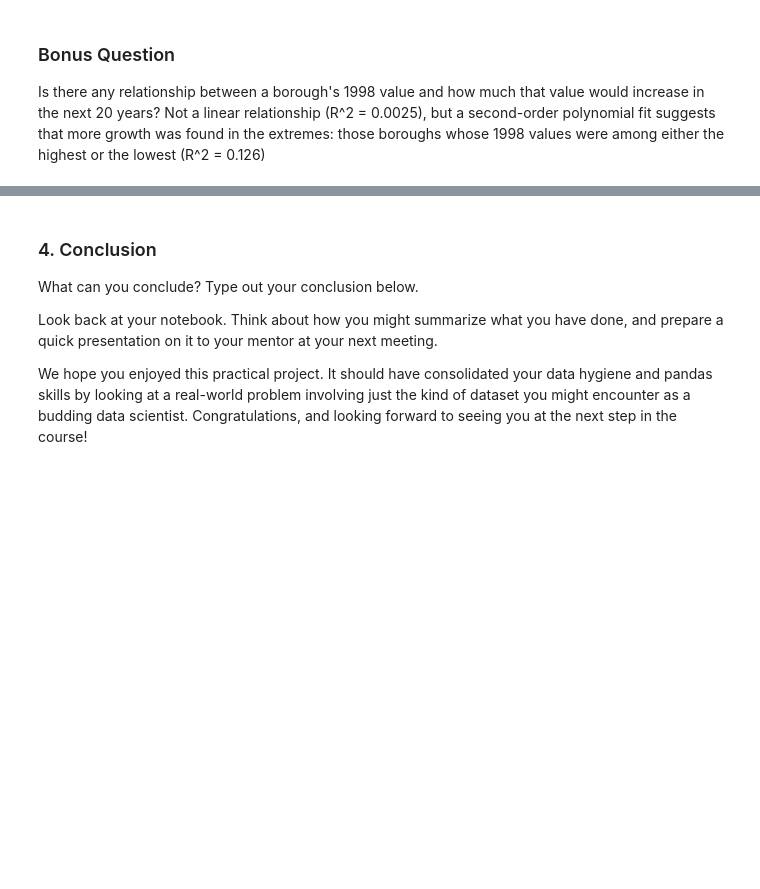
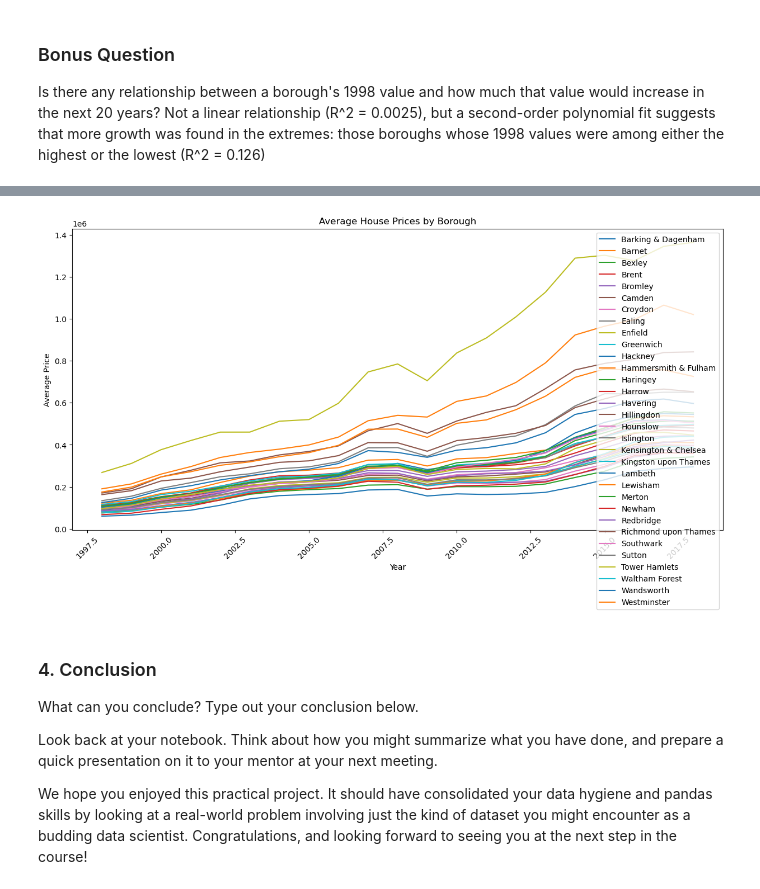
Before and after one commit to cdskc/london_housing, a Jupyter notebook: london_housing_t3.ipynb, the cells around one changed output, grey strips where cells are left out. Saved outputs shown, nothing was run; the diff lists cells and outputs as text; code cells hidden in the pictures; blank space fills up the shorter version.

```diff
--- a/london_housing_t3.ipynb
+++ b/london_housing_t3.ipynb
@@ -272,0 +358,12 @@ r_squared
+# %%
+data = {}
+
+# Iterate through each borough
+for borough_name in boroughs:
+    # Initialize a nested dictionary for each borough
+    data[borough_name] = {}
+
+    # Iterate through each year from 1998 to 2018 inclusive
+    for year in range(1998, 2019):
+        # Call the avg_price function on the result of borough_year function
+        data[borough_name][year] = avg_price(borough_year(borough_name, year))
@@ -273,3 +390,31 @@ r_squared
+# %%
+plt.figure(figsize=(15, 7))  # Set the figure size (in inches)
+
+# Loop over the dictionary to create a line for each borough
+for borough, prices in data.items():
+    # Sort the years just in case they're not in order
+    years = sorted(prices.keys())
+    # Extract the prices for the sorted years
+    yearly_prices = [prices[year] for year in years]
+    # Plot each borough's prices over the years
+    plt.plot(years, yearly_prices, label=borough)
+
+# Add labels and title
+plt.xlabel('Year')
+plt.ylabel('Average Price')
+plt.title('Average House Prices by Borough')
+
+# Add a legend to the plot
+plt.legend()
+
+# Optional: Rotate the x-axis labels to show the years clearly
+plt.xticks(rotation=45)
+
+# Show the plot
+#plt.tight_layout()  # Adjust the padding between and around subplots
+plt.show()
+# %% [output]
+[figure, added]
 # %% [markdown]
 ### 4. Conclusion
 What can you conclude? Type out your conclusion below.
```
Also changed, not shown: parts of 13 cells of this notebook, 1 other file.
